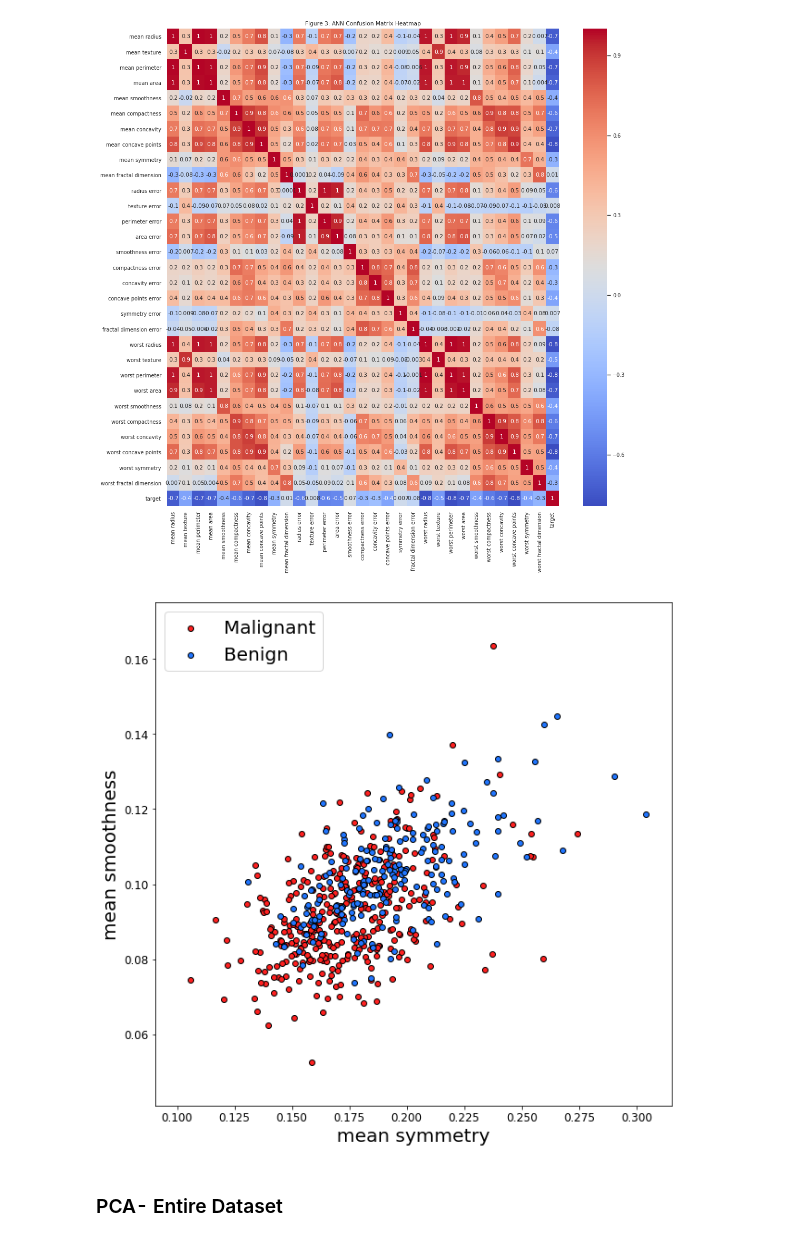
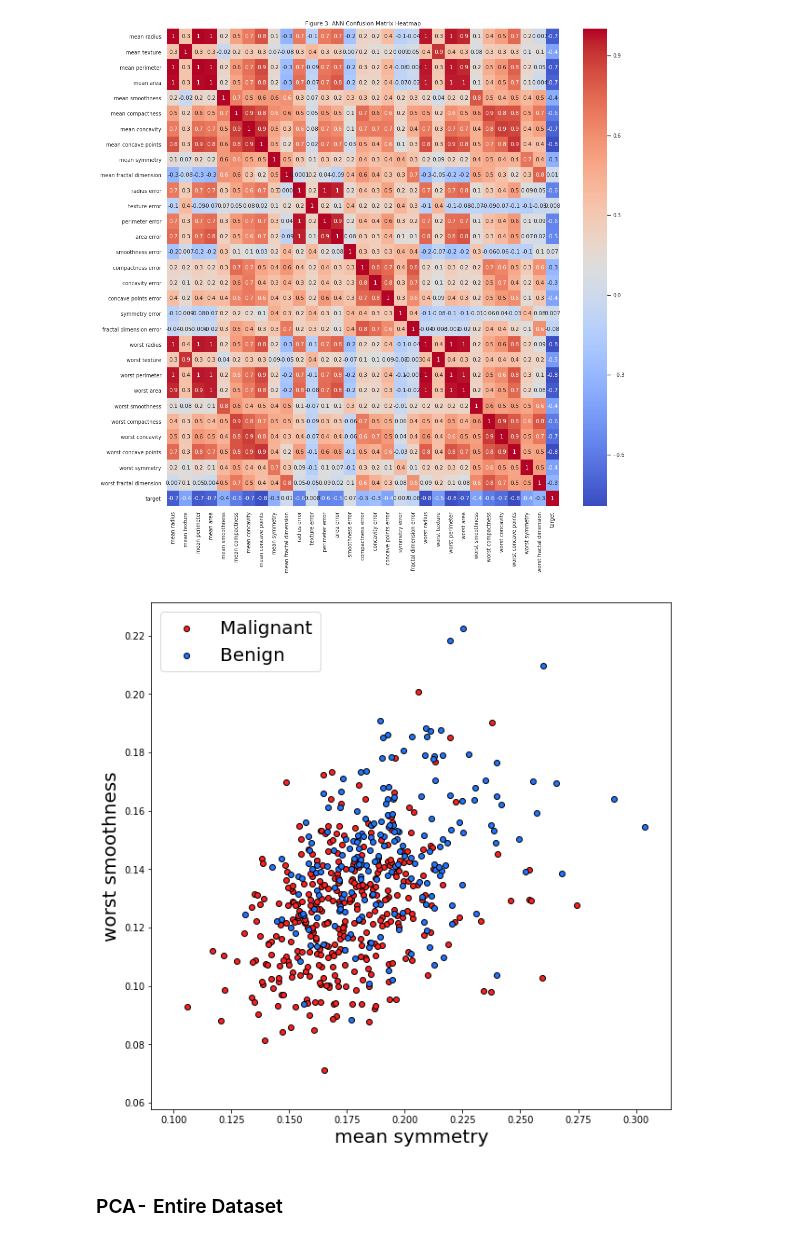
Before and after one commit to conorosully/medium-articles, a Jupyter notebook: src/pca_visualisation.ipynb, the cells around one changed output. Cells and saved outputs as stored; diff of their text form; code cells hidden in the pictures.

```diff
--- a/src/pca_visualisation.ipynb
+++ b/src/pca_visualisation.ipynb
@@ -66,5 +48,0 @@ array([0, 0, 0, 0, 0, 0, 0, 0, 0, 0, 0, 0, 0, 0, 0, 0, 0, 0, 0, 1, 1, 1,
-# %%
-
-data = pd.read_csv("../data/diabetes.csv")
-print(data.columns)
-data.head()
@@ -118,18 +86,19 @@ plt.show()
 # %% [output]
 [figure]
 # %%
+import matplotlib.pyplot as plt
+%matplotlib inline
+
 plt.figure(figsize=(10,10))
 
-plt.scatter('mean symmetry','mean smoothness',c='#ff2121',edgecolors='#000000',data=data[data.y == 1])
-plt.scatter('mean symmetry','mean smoothness',c='#2176ff',edgecolors='#000000',data=data[data.y == 0])
-plt.ylabel("mean smoothness",size=20)
+plt.scatter('mean symmetry','worst smoothness',c='#ff2121',edgecolors='#000000',data=data[data.y == 1])
+plt.scatter('mean symmetry','worst smoothness',c='#2176ff',edgecolors='#000000',data=data[data.y == 0])
+plt.ylabel("worst smoothness",size=20)
 plt.xlabel('mean symmetry',size=20)
-plt.yticks(size=12)
-plt.xticks(size=12)
 plt.legend(['Malignant','Benign'],loc =2,prop={"size":20})
 
 plt.savefig('../figures/pca1.png',format='png')
 # %% [output]
-[figure, old version]
+[figure, new version]
 # %% [markdown]
 ### PCA -  Entire Dataset
```
Also changed, not shown: parts of 13 cells of this notebook.
